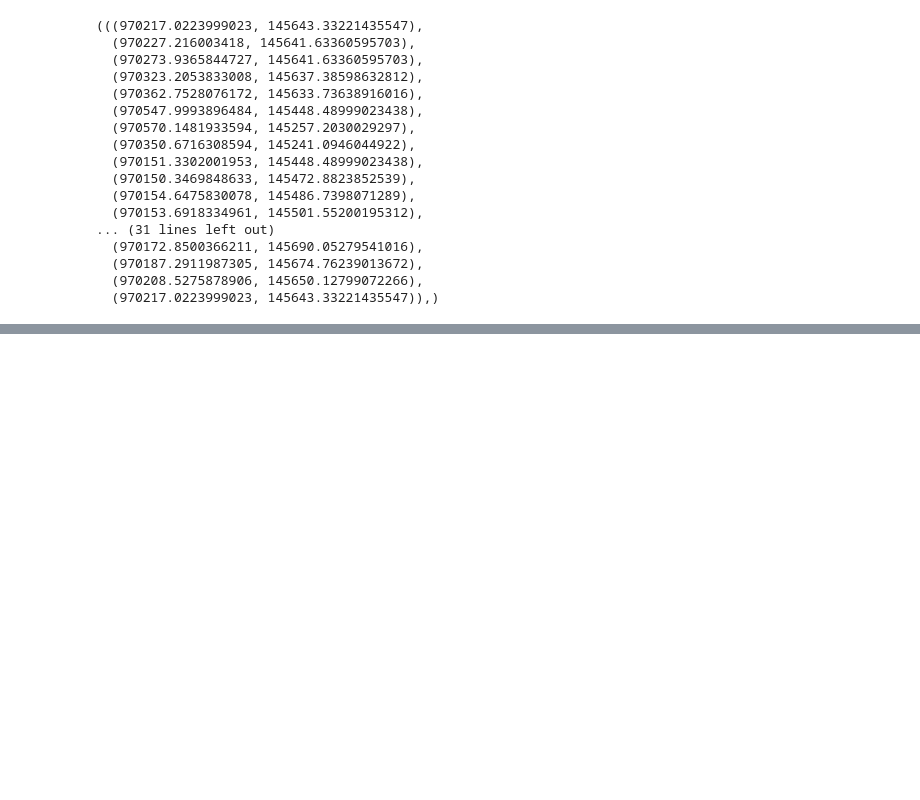
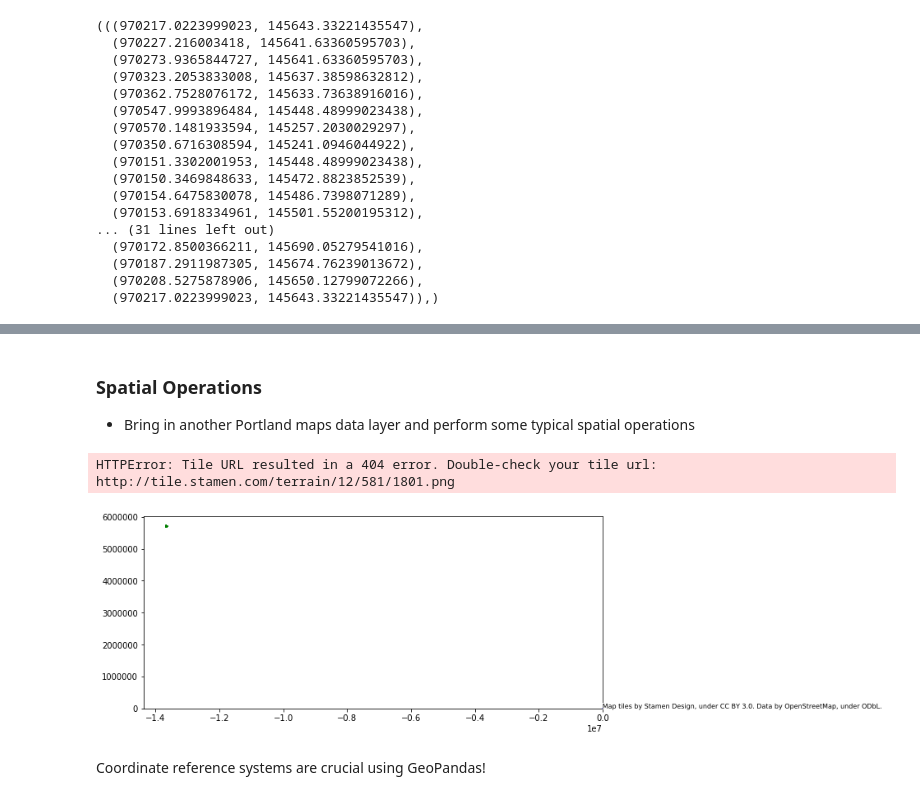
Before and after one commit to mhweber/GIS_Workgroup2019, a Jupyter notebook: PythonGroupTalk.ipynb, the cells around one changed output, grey strips where cells are left out. Drawn from its saved outputs; the diff is of its cells as text; code cells hidden in the pictures; blank space fills up the shorter version.

```diff
--- a/PythonGroupTalk.ipynb
+++ b/PythonGroupTalk.ipynb
@@ -137,0 +240,17 @@ coords['coordinates']
+# %% [markdown]
+### Spatial Operations
+- Bring in another Portland maps data layer and perform some typical spatial operations
+# %%
+url = "https://opendata.arcgis.com/datasets/9f50a605cf4945259b983fa35c993fe9_125.geojson"
+neighborhoods = gp.read_file(url)
+# %%
+fig,ax = plt.subplots(figsize=(10,10))
+ctx.add_basemap(neighborhoods.plot(ax=ax, color = 'none', edgecolor='blue'), zoom=12)
+ctx.add_basemap(trails.plot(ax=ax, color = 'green'), zoom=12)
+plt.show()
+# %% [output]
+HTTPError: Tile URL resulted in a 404 error. Double-check your tile url:
+http://tile.stamen.com/terrain/12/581/1801.png
+[figure, added]
+# %% [markdown]
+Coordinate reference systems are crucial using GeoPandas!
```
Also changed, not shown: parts of 28 cells of this notebook, 1 other file.
